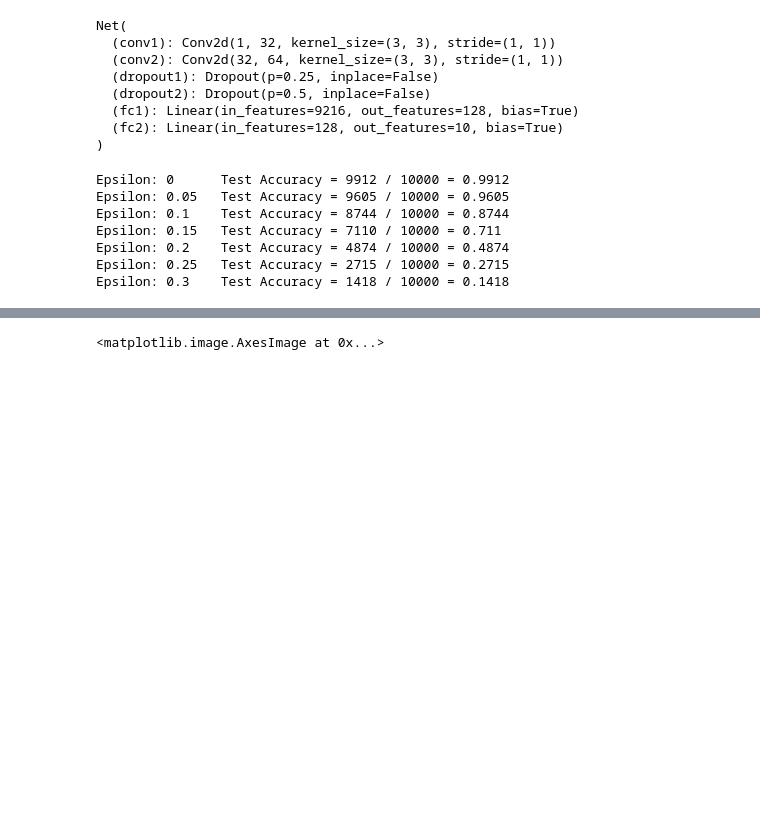
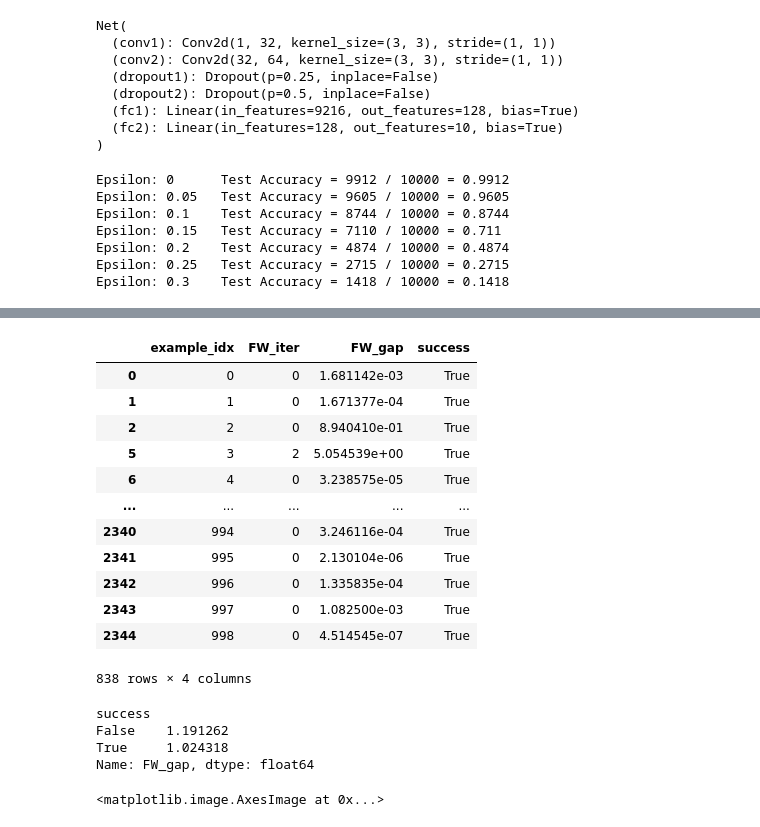
Before and after one commit to TannerAGraves/FW-variants-for-WB-Adversarial-Attacks, a Jupyter notebook: experimental/attack_tests.ipynb, the cells around one changed output, grey strips where cells are left out. Drawn from its saved outputs; the diff is of its cells as text; code cells hidden in the pictures; blank space fills up the shorter version.

```diff
--- a/experimental/FGSM.ipynb
+++ b/experimental/attack_tests.ipynb
@@ -346,3 +408,26 @@ Epsilon: 0.1    Test Accuracy = 792 / 1000 = 0.792
+# %%
+hist[hist['success']==True]
+# %% [output]
+|  | example_idx | FW_iter | FW_gap | success |
+| 0 | 0 | 0 | 1.681142e-03 | True |
+| 1 | 1 | 0 | 1.671377e-04 | True |
+| 2 | 2 | 0 | 8.940410e-01 | True |
+| 5 | 3 | 2 | 5.054539e+00 | True |
+| 6 | 4 | 0 | 3.238575e-05 | True |
+| ... | ... | ... | ... | ... |
+| 2340 | 994 | 0 | 3.246116e-04 | True |
+| 2341 | 995 | 0 | 2.130104e-06 | True |
+| 2342 | 996 | 0 | 1.335835e-04 | True |
+| 2343 | 997 | 0 | 1.082500e-03 | True |
+| 2344 | 998 | 0 | 4.514545e-07 | True |
+838 rows × 4 columns
+# %%
+hist.groupby('success')['FW_gap'].mean()
+# %% [output]
+success
+False    1.191262
+True     1.024318
+Name: FW_gap, dtype: float64
 # %%
 plt.imshow(ex[1][2], cmap='gray')
 # %% [output]
```
Also changed, not shown: parts of 7 cells of this notebook.
